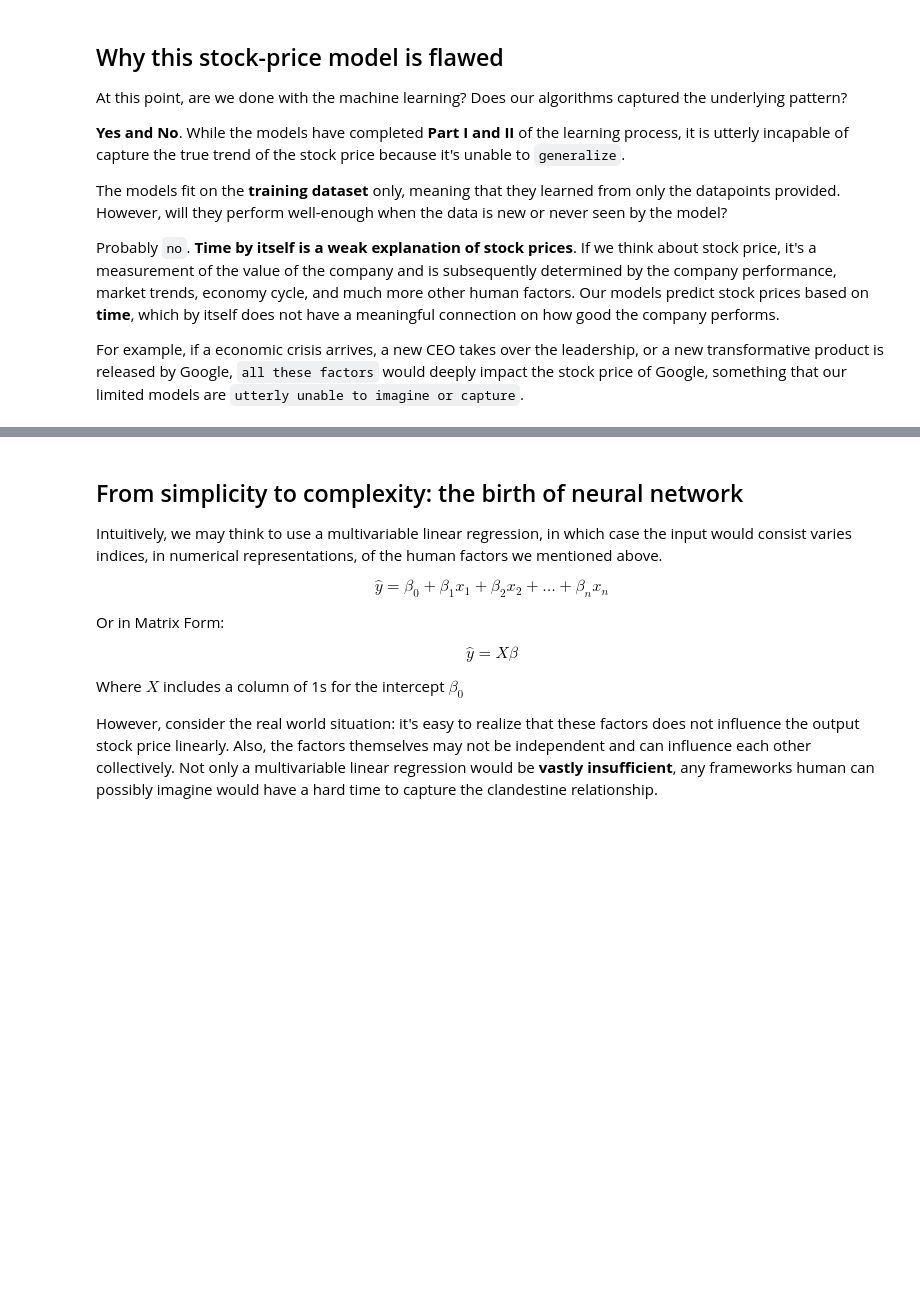
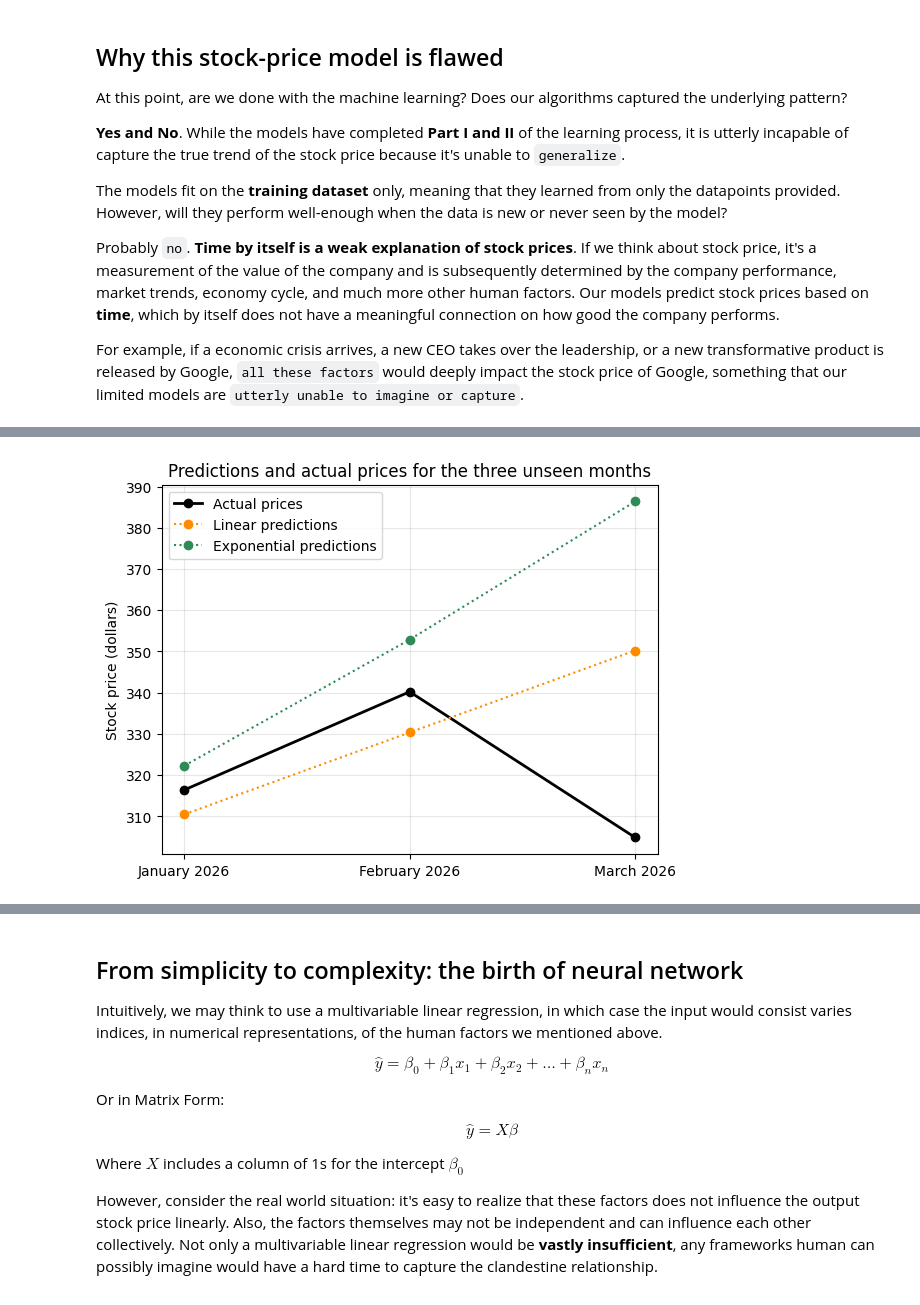
Before and after one commit to prismelt/neural-network-from-scratch, a Jupyter notebook: notebooks/01-introduction-to-machine-learning.ipynb, the cells around one changed output, grey strips where cells are left out. Saved outputs shown, nothing was run; the diff lists cells and outputs as text; code cells hidden in the pictures; blank space fills up the shorter version.

```diff
--- a/notebooks/01-introduction-to-machine-learning.ipynb
+++ b/notebooks/01-introduction-to-machine-learning.ipynb
@@ -252,0 +263,36 @@ For example, if a economic crisis arrives, a new CEO takes over the leadership,
+# %%
+from pathlib import Path
+import csv
+
+future_data_path = Path("../data/google_stock_2026.csv")
+if not future_data_path.exists():
+    future_data_path = Path("data/google_stock_2026.csv")
+
+months = ["January 2026", "February 2026", "March 2026"]
+future_X = []
+actual_prices = []
+
+with future_data_path.open(newline="", encoding="utf-8") as csv_file:
+    reader = csv.DictReader(csv_file)
+    for row in reader:
+        local_month_index = float(row["X"])
+        future_X.append(len(X) + local_month_index)
+        actual_prices.append(float(row["y"]))
+
+linear_future_predictions = [m * month_index + b for month_index in future_X]
+exponential_future_predictions = [starting_scale * math.exp(growth_rate * month_index) for month_index in future_X]
+
+linear_absolute_errors = []
+exponential_absolute_errors = []
+print(f"{'Month':<16}{'Actual ($)':>12}{'Linear ($)':>12}{'Linear error ($)':>18}{'Exponential ($)':>17}{'Exp. error ($)':>16}")
+for month, actual, linear_prediction, exponential_prediction in zip(months, actual_prices, linear_future_predictions, exponential_future_predictions):
+    linear_error = actual - linear_prediction
+    exponential_error = actual - exponential_prediction
+    linear_absolute_errors.append(abs(linear_error))
+    exponential_absolute_errors.append(abs(exponential_error))
+    print(f"{month:<16}{actual:>12.2f}{linear_prediction:>12.2f}{linear_error:>+18.2f}{exponential_prediction:>17.2f}{exponential_error:>+16.2f}")
+
+linear_holdout_mae = sum(linear_absolute_errors) / len(linear_absolute_errors)
+exponential_holdout_mae = sum(exponential_absolute_errors) / len(exponential_absolute_errors)
+print(f"\nLinear holdout MAE:      ${linear_holdout_mae:.2f}")
+print(f"Exponential holdout MAE: ${exponential_holdout_mae:.2f}")
@@ -252,0 +320,11 @@ For example, if a economic crisis arrives, a new CEO takes over the leadership,
+# %%
+plt.plot(months, actual_prices, marker="o", linewidth=2, color="black", label="Actual prices")
+plt.plot(months, linear_future_predictions, marker="o", linestyle=":", color="darkorange", label="Linear predictions")
+plt.plot(months, exponential_future_predictions, marker="o", linestyle=":", color="seagreen", label="Exponential predictions")
+plt.ylabel("Stock price (dollars)")
+plt.title("Predictions and actual prices for the three unseen months")
+plt.legend()
+plt.grid(True, alpha=0.3)
+plt.show()
+# %% [output]
+[figure, added]
```
Also changed, not shown: parts of 4 cells of this notebook, 2 other files.
